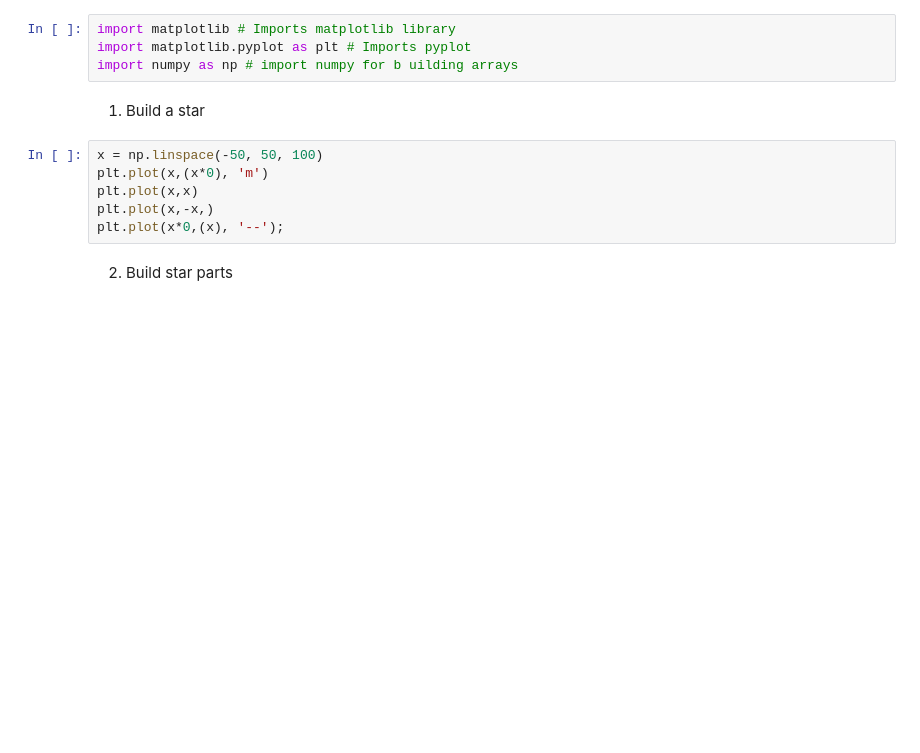
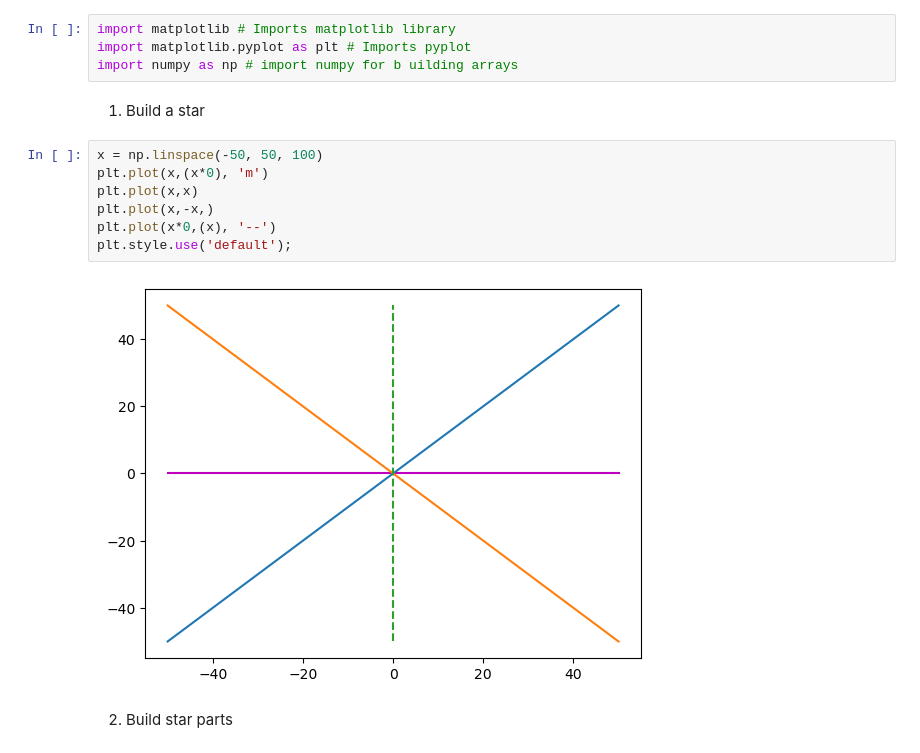
Before and after one commit to SabrinaPau/05_intro-matplotlib, a Jupyter notebook: notebooks/3_Solution_matplotlib_exercise.ipynb, the cells around one changed output. Drawn from its saved outputs; the diff is of its cells as text; blank space fills up the shorter version.

```diff
--- a/notebooks/3_Solution_matplotlib_exercise.ipynb
+++ b/notebooks/3_Solution_matplotlib_exercise.ipynb
@@ -38,9 +38,12 @@ import numpy as np # import numpy for b uilding arrays
 # %%
 x = np.linspace(-50, 50, 100)
 plt.plot(x,(x*0), 'm')
 plt.plot(x,x)
 plt.plot(x,-x,)
-plt.plot(x*0,(x), '--');
+plt.plot(x*0,(x), '--')
+plt.style.use('default');
+# %% [output]
+[figure, added]
 # %% [markdown]
 2. Build star parts
 # %%
```
Also changed, not shown: parts of 10 cells of this notebook, 3 other files.
